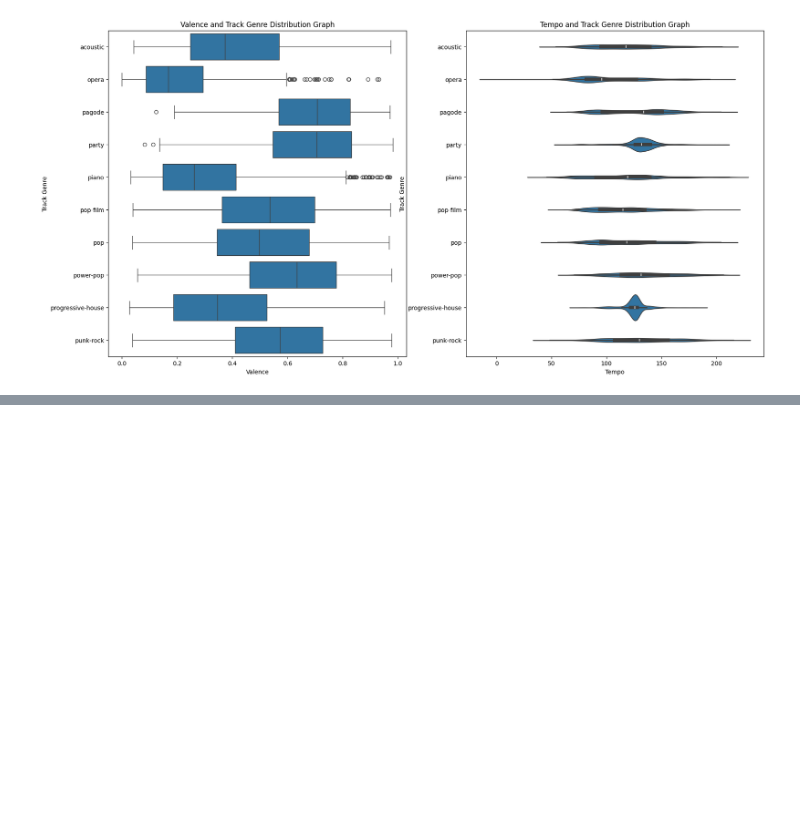
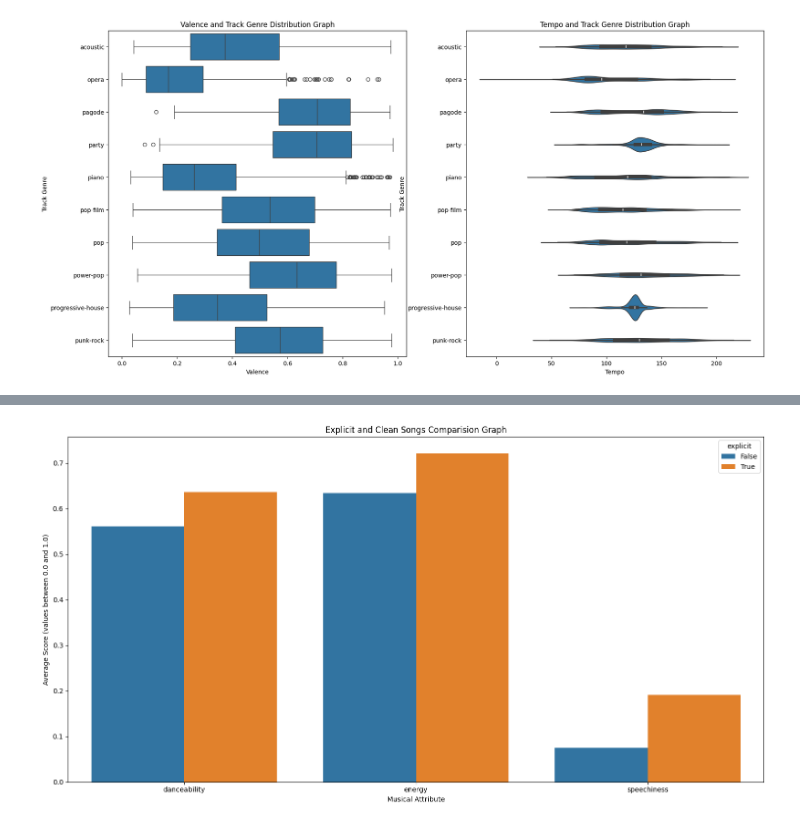
Before and after one commit to byt23/EDA-FeatureEngineering-Resampling_Encoding, a Jupyter notebook: Spotify 🎵 Tracks /spotify_tracks.ipynb, the cells around one changed output, grey strips where cells are left out. Cells and saved outputs as stored; diff of their text form; code cells hidden in the pictures; blank space fills up the shorter version.

```diff
--- a/Spotify 🎵 Tracks /spotify_tracks.ipynb
+++ b/Spotify 🎵 Tracks /spotify_tracks.ipynb
@@ -143,0 +169,16 @@ plt.show()
+# %%
+song_attributes = ['danceability','energy','speechiness']
+average_values = df.groupby('explicit')[song_attributes].mean().reset_index()
+melted_df = average_values.melt(id_vars = 'explicit', var_name = 'Musical Attributes', value_name='Average Values')
+
+plt.figure(figsize=(15,8))
+
+sns.barplot(x = "Musical Attributes", y = "Average Values", hue = "explicit", data = melted_df)
+plt.title('Explicit and Clean Songs Comparision Graph')
+plt.xlabel("Musical Attribute")
+plt.ylabel("Average Score (values between 0.0 and 1.0)")
+
+plt.tight_layout()
+plt.show()
+# %% [output]
+[figure, added]
```
Also changed, not shown: parts of 4 cells of this notebook, 1 other file.
